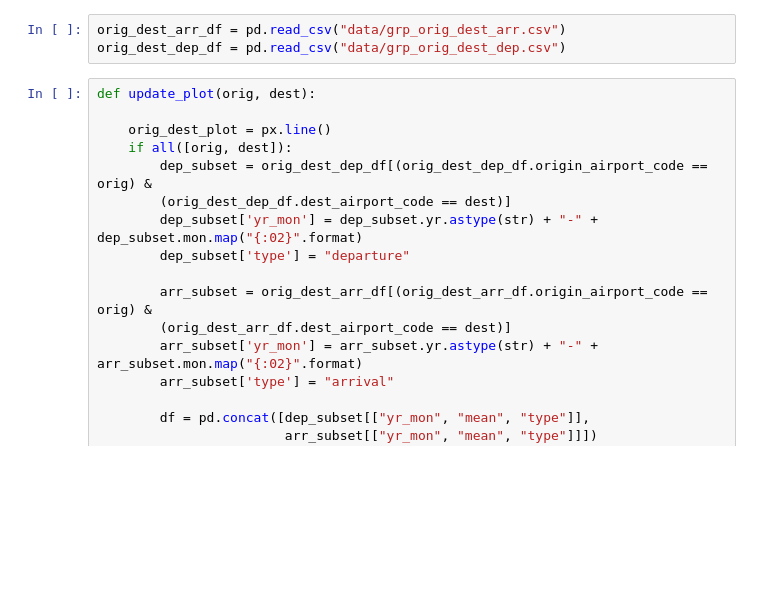
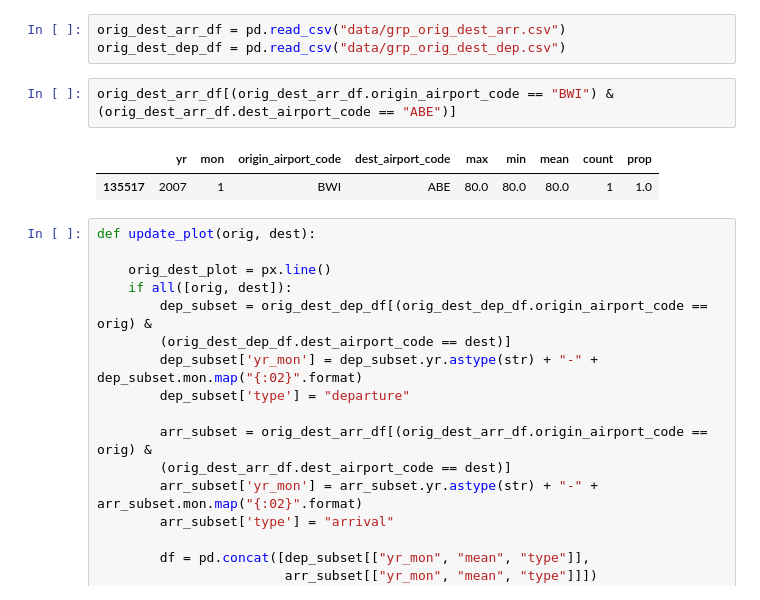
Before and after one commit to jiatongyip/delayover, a Jupyter notebook: frontend/data_prep.ipynb, the cells around one changed output. Saved outputs shown, nothing was run; the diff lists cells and outputs as text; blank space fills up the shorter version.

```diff
--- a/frontend/data_prep.ipynb
+++ b/frontend/data_prep.ipynb
@@ -312,6 +312,11 @@ orig_dest_grp_dep.dropna().reset_index().to_csv("data/grp_orig_dest_dep.csv", in
 # %%
 orig_dest_arr_df = pd.read_csv("data/grp_orig_dest_arr.csv")
 orig_dest_dep_df = pd.read_csv("data/grp_orig_dest_dep.csv")
+# %%
+orig_dest_arr_df[(orig_dest_arr_df.origin_airport_code == "BWI") & (orig_dest_arr_df.dest_airport_code == "ABE")]
+# %% [output]
+|  | yr | mon | origin_airport_code | dest_airport_code | max | min | mean | count | prop |
+| 135517 | 2007 | 1 | BWI | ABE | 80.0 | 80.0 | 80.0 | 1 | 1.0 |
 # %%
 def update_plot(orig, dest):
 
```
Also changed, not shown: parts of 10 cells of this notebook, 6 other files.
